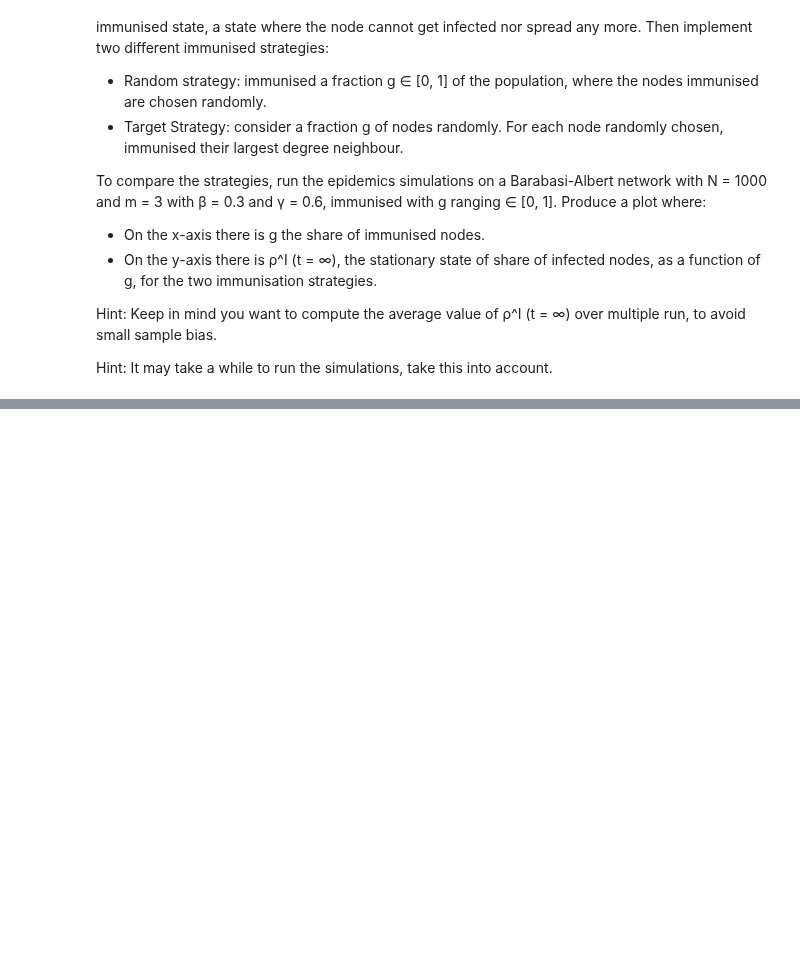
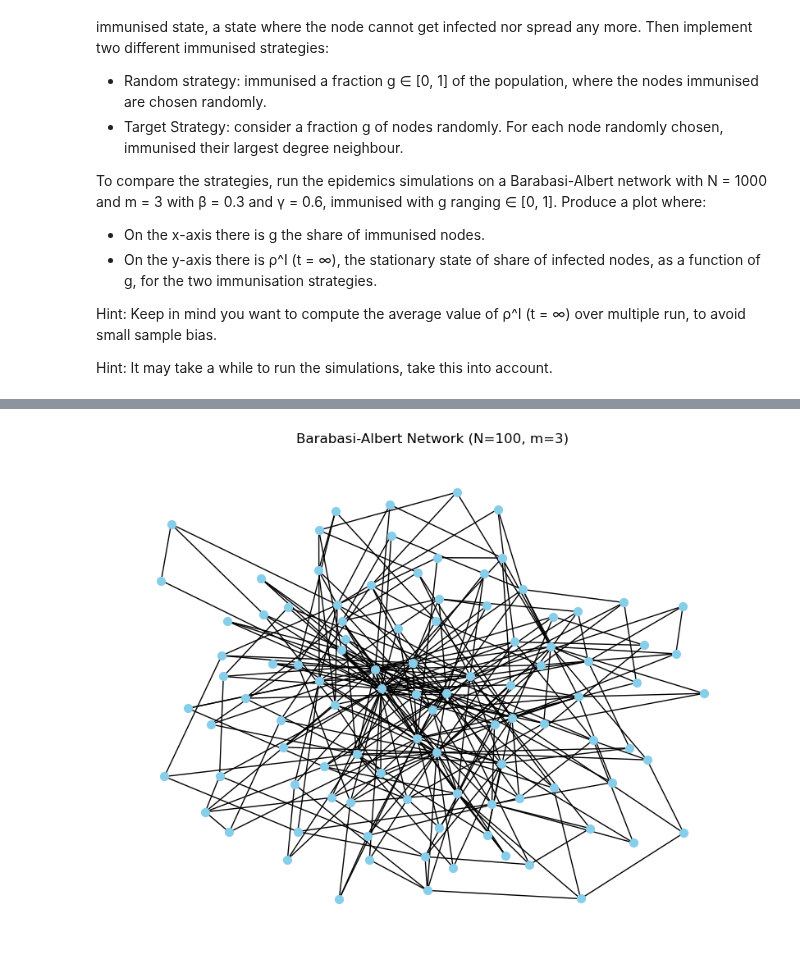
Before and after one commit to HuberNicolas/network-science-uzh, a Jupyter notebook: assignment-4/Assignment_04.ipynb, the cells around one changed output, grey strips where cells are left out. Drawn from its saved outputs; the diff is of its cells as text; code cells hidden in the pictures; blank space fills up the shorter version.

```diff
--- a/assignment-4/Assignment_04.ipynb
+++ b/assignment-4/Assignment_04.ipynb
@@ -256,0 +349,13 @@ Hint: It may take a while to run the simulations, take this into account.
+# %%
+# Generating Barabasi-Albert network
+N = 100  # Number of nodes
+m = 3    # Number of edges to attach from a new node to existing nodes
+barabasi_albert_graph = nx.barabasi_albert_graph(N, m)
+# %%
+# Visualizing Barabasi-Albert network
+plt.figure(figsize=(8, 6))
+nx.draw(barabasi_albert_graph, node_size=50, node_color=COLOR_BLUE, with_labels=False)
+plt.title('Barabasi-Albert Network (N=100, m=3)')
+plt.show()
+# %% [output]
+[figure, added]
```
Also changed, not shown: parts of 9 cells of this notebook.
